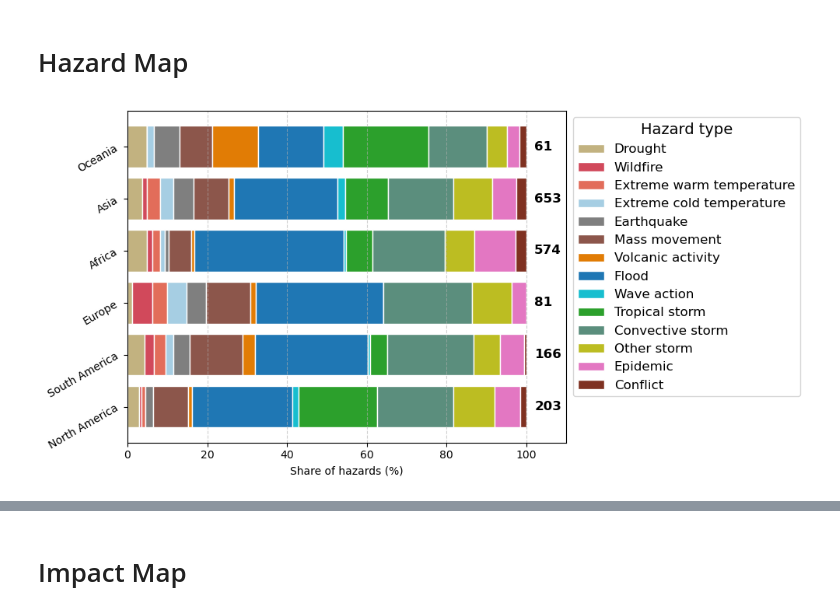
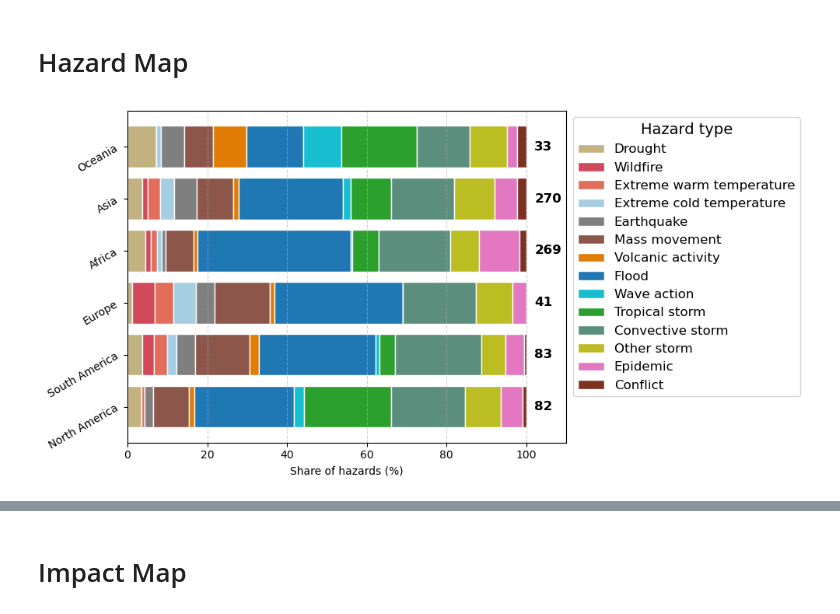
Before and after one commit to luseverin/ROUGE_database, a Jupyter notebook: analysis/result_data_overview.ipynb, the cells around one changed output, grey strips where cells are left out. Saved outputs shown, nothing was run; the diff lists cells and outputs as text; code cells hidden in the pictures.

Commit message:
Update plot overview

```diff
--- a/analysis/result_data_overview.ipynb
+++ b/analysis/result_data_overview.ipynb
@@ -55,14 +58,17 @@ path_save_fig = DATA_FIGURE / "data_overview"
 # res_name_llm = "post_processed_all_appeals_longest_1-717_meta-llama_llama-4-scout-17b-16e-instruct_v121225_geo_v171225"
 # res_name_llm = "merged_subtypes_post_processed_all_appeals_longest_1-717_meta-llama_llama-4-scout-17b-16e-instruct_v121225_geo_v171225"
 # res_name_llm = "post_processed_0-717_latest_reports_1quali_chunksize1000_Noneit_meta-llama_llama-4-scout-17b-16e-instruct_v230426_v230426_geo"
-res_name_llm = "filter_post_processed_0-717_latest_reports_1quali_chunksize1000_Noneit_meta-llama_llama-4-scout-17b-16e-instruct_v230426_v230426_geo"
+# res_name_llm = "filter_post_processed_0-717_latest_reports_1quali_chunksize1000_Noneit_meta-llama_llama-4-scout-17b-16e-instruct_v230426_v230426_geo"
+res_name_llm = "filter_merged_post_processed_0-778_llm_response_preproc_text_sel_gaps_combined_v300626_v060726_2016-2025_meta-llama_llama-4-scout-17b-16e-instruct_v060726_v080726_geo"
 
-df_llm_all_geo = pd.read_csv(os.path.join(DATA_OUT_PROC, res_name_llm+'.csv'), encoding='utf-8')
+# df_llm_all_geo = pd.read_csv(os.path.join(DATA_OUT_PROC, res_name_llm+'.csv'), encoding='utf-8')
+df_llm_all_geo = pd.read_parquet(os.path.join(DATA_OUT_PROC, res_name_llm+'.parquet'))
+df_llm_all_geo = df_llm_all_geo.drop(columns=["geometry"])
 # df_llm_all_geo = gpd.read_file(os.path.join(DATA_OUT_PROC, res_name_llm+'.gpkg'), engine="fiona")
 # df_llm_all_geo = pd.read_parquet(DATA_OUT_PROC / (res_name_llm+'.parquet'))
 
 # col_to_list = ["location", "country", "country_kw", "country_iso3", "hazards"]
 # df_llm_all[col_to_list] = df_llm_all[col_to_list].map(lambda x: listify_strings(x))
 
-col_to_list = ["location", "country_iso3", "hazards"]
-df_llm_all_geo[col_to_list] = df_llm_all_geo[col_to_list].map(lambda x: listify_strings(x))
+# col_to_list = ["location", "country_iso3", "hazards"]
+# df_llm_all_geo[col_to_list] = df_llm_all_geo[col_to_list].map(lambda x: listify_strings(x))
@@ -122,10 +136,10 @@ all_reports_country_count = all_reports_grp.groupby("iso_code").agg(appeal_count
 # %%
 # df = pd.DataFrame(list(country_appeal_count.items()), columns=["iso_code", "appeal_count"])
-world_2 = world.merge(all_reports_country_count, how="left", left_on="ISO_A3", right_on="iso_code")
+world_2 = world.merge(all_reports_grp, how="left", left_on="ISO_A3", right_on="iso_code")
 # %%
-df_llm_all_geo['continent'] = df_llm_all_geo['country_iso3'].apply(
+df_llm_all_geo["continent"] = df_llm_all_geo["country_iso3"].apply(
     lambda iso_list: list({get_continent(iso, world_2) for iso in iso_list if iso})
-    if isinstance(iso_list, list) else None
+    if isinstance(iso_list, (list, np.ndarray)) else None
 )
 
 # Filter out rows without continent
@@ -141,6 +155,19 @@ hazard_counts = (
     .nunique()   # count unique appeal codes
     .unstack(fill_value=0)
 )
+
+# One row per appeal and continent (regardless of hazards)
+continent_totals = (
+    valid_continents
+    .explode("continent")
+    .dropna(subset=["continent"])
+    .drop_duplicates(subset=["appealCode", "continent"])
+    .groupby("continent")["appealCode"]
+    .nunique()
+    .reindex(continent_order)
+)
+
+hazard_counts_total = continent_totals
 # %%
 continent_order = ['North America', 'South America', 'Europe', 'Africa', 'Asia',  'Oceania']
 
@@ -151,7 +178,7 @@ hazard_counts = hazard_counts[hazard_order]
 
 # Convert to percentage per continent
 hazard_counts_percent = hazard_counts.div(hazard_counts.sum(axis=1), axis=0) * 100
-hazard_counts_total = hazard_counts.sum(axis=1)
+# hazard_counts_total = hazard_counts.sum(axis=1)
 
 # Plot
 fig, ax = plt.subplots(figsize=(10, 5))
@@ -165,37 +192,37 @@ for hazard in hazard_counts.columns:
         color=hazard_colormap.get(hazard, 'gray'),
         edgecolor='white',
         label=hazard
     )
     left += hazard_counts_percent[hazard].values
 
 # Add total counts at end of each bar
 for i, total in enumerate(hazard_counts_total):
     ax.text(102, i, f'{total}', va='center', fontsize=12, fontweight='bold')
 
 # Formatting
 ax.set_xlim(0, 110)
 ax.set_xlabel('Share of hazards (%)')
 ax.set_ylabel('')
 # ax.set_title('Distribution of Hazard Types by Continent', fontweight='bold')
 
 # Add vertical gridlines from x-axis
 ax.xaxis.grid(True, linestyle='--', alpha=0.6)
 ax.yaxis.grid(False)
 
 # Rotate y-axis labels slightly
 ax.set_yticklabels(ax.get_yticklabels(), rotation=30, ha='right')
 
 # Legend
 ax.legend(bbox_to_anchor=(1, 1), loc='upper left', title='Hazard type', title_fontsize=14, fontsize=12)
 
 # Save fig
-# fig.savefig(path_save_fig / f"hazard_share_continents.png",
-#             transparent=True, bbox_inches='tight', dpi=300)
-# fig.savefig(path_save_fig / f"hazard_share_continents.svg",
-#             format="svg", transparent=True, bbox_inches='tight', dpi=300)
-# fig.savefig(path_save_fig / f"hazard_share_continents.pdf",
-#             format="pdf", transparent=True, bbox_inches='tight', dpi=300)
+fig.savefig(path_save_fig / f"hazard_share_continents.png",
+            transparent=True, bbox_inches='tight', dpi=300)
+fig.savefig(path_save_fig / f"hazard_share_continents.svg",
+            format="svg", transparent=True, bbox_inches='tight', dpi=300)
+fig.savefig(path_save_fig / f"hazard_share_continents.pdf",
+            format="pdf", transparent=True, bbox_inches='tight', dpi=300)
 plt.tight_layout()
 plt.show()
 # %% [output]
-[figure, old version]
+[figure, new version]
```
Also changed, not shown: parts of 7 cells of this notebook.
